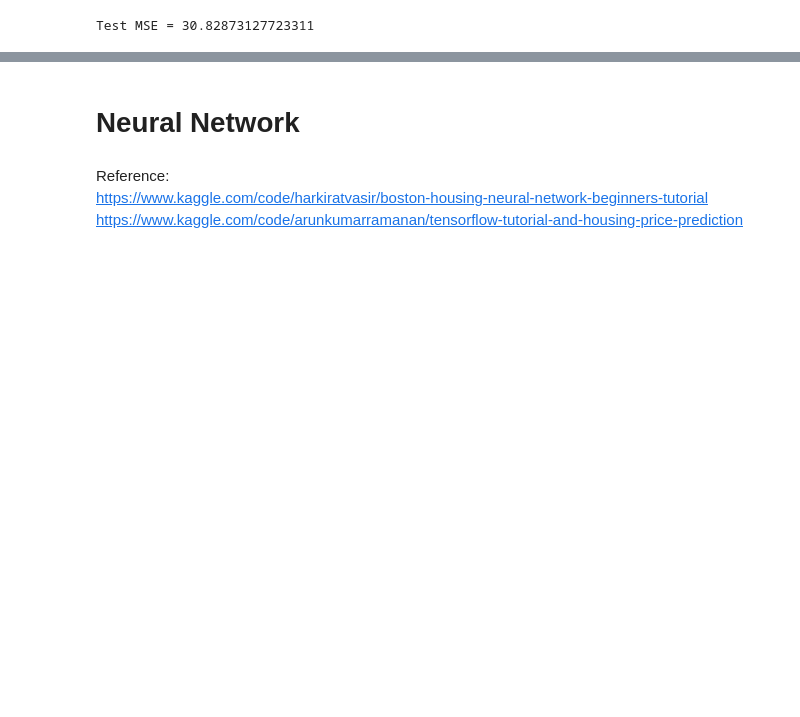
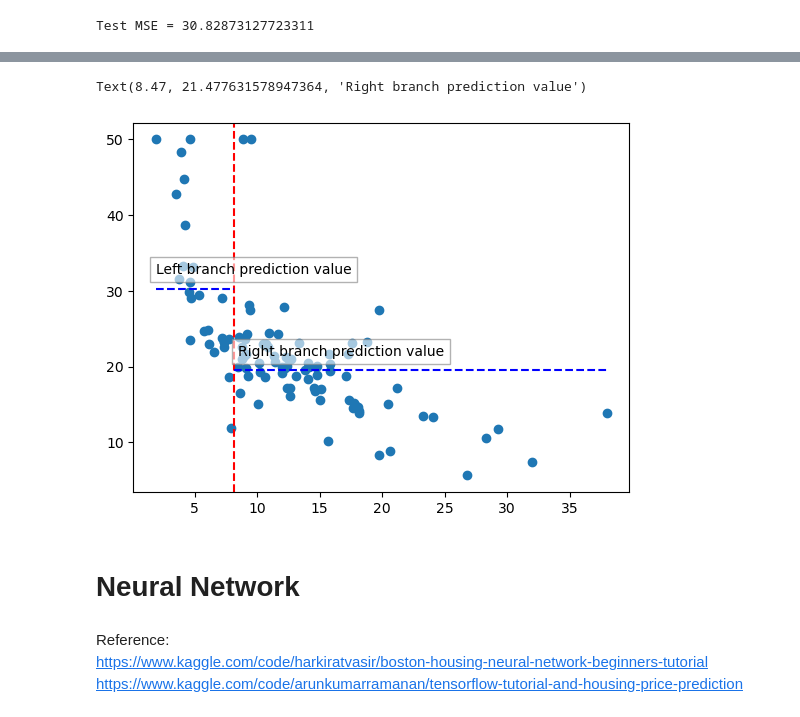
Before and after one commit to yqelisa/Boston_Housing, a Jupyter notebook: Boston_Housing.ipynb, the cells around one changed output, grey strips where cells are left out. Saved outputs shown, nothing was run; the diff lists cells and outputs as text; code cells hidden in the pictures; blank space fills up the shorter version.

```diff
--- a/Boston_Housing.ipynb
+++ b/Boston_Housing.ipynb
@@ -836,3 +864,23 @@ Test MSE = 30.82873127723311
+# %%
+# Visualize the left and right branches
+# Scatter plot of the first feature values and the target values
+plt.scatter(X_test[first_feature], y_test)
+
+# Show the first split threshold
+plt.axvline(x=first_split, color="red", linestyle ="--")
+
+# Show the left branch prediction
+plt.plot([X_test[first_feature].min(), first_split], [y_test[left_idx].mean()]*2, color="blue", linestyle ="--")
+
+# Show the right branch prediction
+plt.plot([first_split, X_test[first_feature].max()], [y_test[right_idx].mean()]*2, color="blue", linestyle ="--")
+
+# annotate the left branch prediction value
+plt.annotate("Left branch prediction value", (X_test[first_feature][left_idx].min(), y_test[left_idx].mean()+2), bbox=dict(facecolor='white', alpha=0.6, edgecolor='gray'))
+plt.annotate("Right branch prediction value", (X_test[first_feature][right_idx].min(), y_test[right_idx].mean()+2), bbox=dict(facecolor='white', alpha=0.6, edgecolor='gray'))
+# %% [output]
+Text(8.47, 21.477631578947364, 'Right branch prediction value')
+[figure, added]
 # %% [markdown]
 # Neural Network
 # %% [markdown]
```
Also changed, not shown: parts of 20 cells of this notebook.
